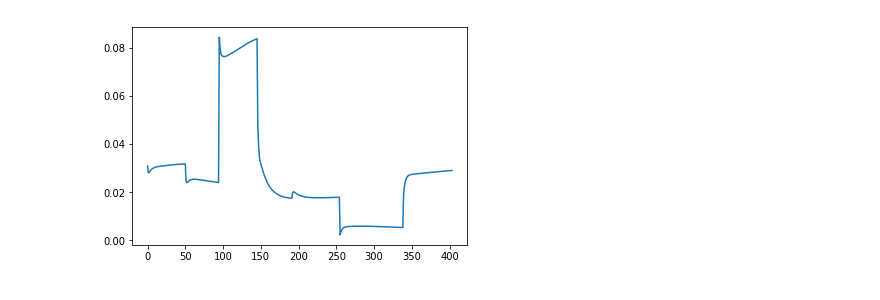
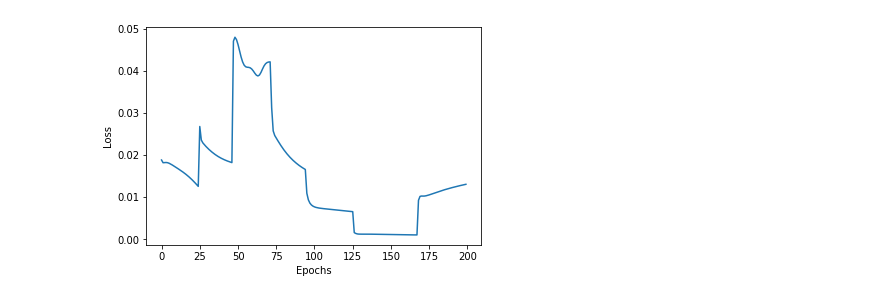
Before and after one commit to Akil313/RNN_Merger, a Jupyter notebook: AM_Fusion.ipynb, the cells around one changed output. Saved outputs shown, nothing was run; the diff lists cells and outputs as text; code cells hidden in the pictures.

```diff
--- a/AM_Fusion.ipynb
+++ b/AM_Fusion.ipynb
@@ -107,7 +107,7 @@ class RNN(nn.Module):
 
         # self.i2h = nn.Linear(input_size + hidden_size, hidden_size)
         # self.i2o = nn.Linear(input_size + hidden_size, output_size)
-        self.rnn = nn.LSTM(input_size=input_size, hidden_size=hidden_size, num_layers=layer_size, batch_first=True)
+        self.rnn = nn.RNN(input_size=input_size, hidden_size=hidden_size, num_layers=layer_size, batch_first=True)
 
         self.fc = nn.Linear(hidden_size, output_size)
 
@@ -133,7 +133,7 @@ rnn = RNN(input_dim, hidden_dim, layer_dim, output_dim)
 
 error = nn.MSELoss()
 
-learning_rate = 0.01
+learning_rate = 0.1
 
 optimizer = torch.optim.SGD(rnn.parameters(), lr=learning_rate)
 
@@ -143,7 +143,7 @@ lossVals = []
 totalEpochs = 0
 epochList = []
 
-batch_size = 200
+batch_size = 100
 n_iters = 10000
 #num_epochs = 1
 
@@ -273,9 +273,11 @@ Loss: 0.017520004883408546
 ... (9 outputs left out)
 # %%
 plt.plot([x for x in range(totalEpochs)], lossVals)
+plt.xlabel("Epochs")
+plt.ylabel("Loss")
 plt.savefig("loss_function.png")
 # %% [output]
-[figure, old version]
+[figure, new version]
 # %%
 def calcLoss(test_X_fName, test_y_fName):
 
```
Also changed, not shown: parts of 2 cells of this notebook, 1 other file.
